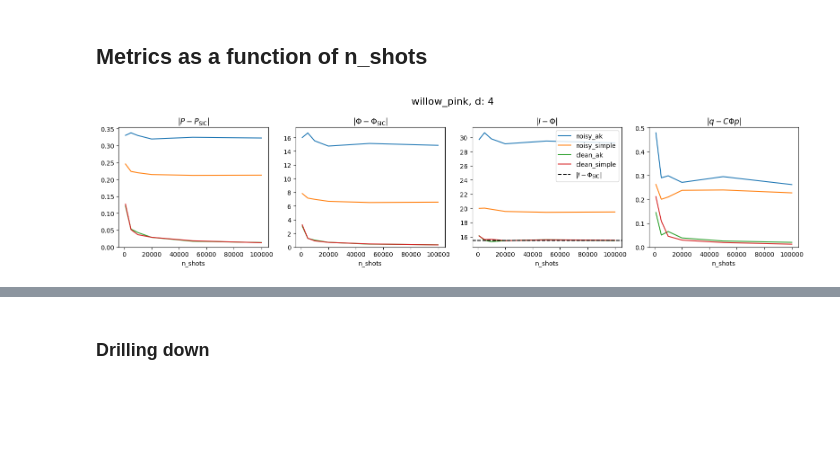
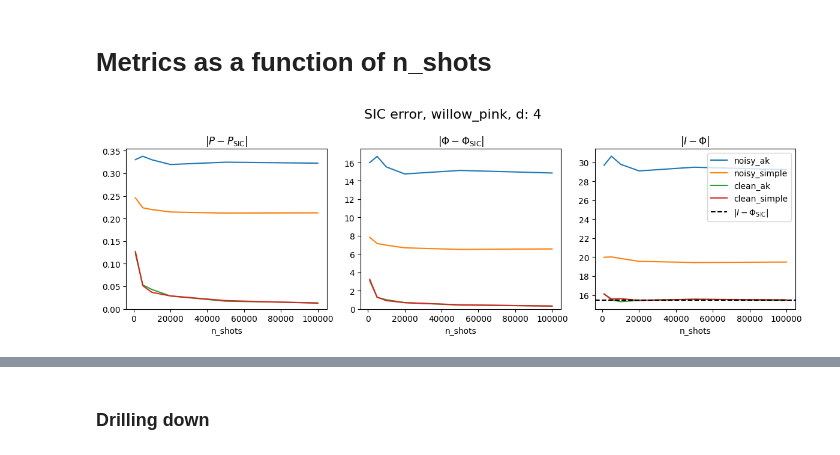
Before and after one commit to heyredhat/cirq_sic, a Jupyter notebook: cirq_sic/notebooks/SkyGroundAnalysis.ipynb, the cells around one changed output, grey strips where cells are left out. Saved outputs shown, nothing was run; the diff lists cells and outputs as text; code cells hidden in the pictures; blank space fills up the shorter version.

```diff
--- a/cirq_sic/notebooks/SkyGroundAnalysis.ipynb
+++ b/cirq_sic/notebooks/SkyGroundAnalysis.ipynb
@@ -8,4 +8,4 @@ plt.style.use("default")
 
 from IPython.display import display, Math, Markdown
 # %% [markdown]
-## Metrics as a function of n_shots
+# Metrics as a function of n_shots
@@ -68,6 +17,7 @@ query = {"dataset_id": "9_18_25",
          "processor_id": "willow_pink",
          "d": 4}
 records = recirq.load_records(dataset_id=query["dataset_id"], base_dir=base_dir)
+n_shots_list = [1000, 5000, 10000, 20000, 50000, 100000]
 
 all_metrics = {}
 for run_type in ["clean", "noisy"]:
@@ -77,41 +27,33 @@ for run_type in ["clean", "noisy"]:
                                                         "run_type": run_type,\
                                                         "wh_implementation": wh_implementation}))\
                         for program in sky_ground_programs])
-      all_metrics[(run_type, wh_implementation)] = get_metrics(results)
+      all_metrics[(run_type, wh_implementation)] = results_to_sky_ground_metrics(results)
 # %%
-fig, axes = plt.subplots(1, 4, figsize=(16, 4))
+fig, axes = plt.subplots(1, 3, figsize=(12, 4))
 
 keys = [("noisy", "ak"),("noisy", "simple"), ("clean", "ak"), ("clean", "simple")]
 for key in keys:
     metrics = all_metrics[key]
-    axes[0].plot(n_shots_list, [metrics[n_shots]["delta_P"] for n_shots in n_shots_list], label="_".join(key))
-    axes[1].plot(n_shots_list, [metrics[n_shots]["delta_Phi"] for n_shots in n_shots_list], label="_".join(key))
+    axes[0].plot(n_shots_list, [metrics[n_shots]["P_err"] for n_shots in n_shots_list], label="_".join(key))
+    axes[1].plot(n_shots_list, [metrics[n_shots]["Phi_err"] for n_shots in n_shots_list], label="_".join(key))
     axes[2].plot(n_shots_list, [metrics[n_shots]["quantumness"] for n_shots in n_shots_list], label="_".join(key))
-    axes[3].plot(n_shots_list, [metrics[n_shots]["delta_q"] for n_shots in n_shots_list], label="_".join(key))
 
 axes[0].set_title(r"$|P - P_{\text{SIC}}|$")
 axes[0].set_ylim(bottom=0)
 axes[0].set_xlabel("n_shots")
 
 axes[1].set_title(r"$|\Phi - \Phi_{\text{SIC}}|$")
 axes[1].set_ylim(bottom=0)
 axes[1].set_xlabel("n_shots")
 
 axes[2].set_title(r"$|I - \Phi|$")
-axes[2].axhline(np.linalg.norm(np.eye(16) - np.linalg.inv(SIC_P(4))), color='black', linestyle='--', label=r"$|I - \Phi_{\text{SIC}}|$")
+axes[2].axhline(np.linalg.norm(np.eye(query["d"]**2) - np.linalg.inv(SIC_P(query["d"]))), color='black', linestyle='--', label=r"$|I - \Phi_{\text{SIC}}|$")
 axes[2].set_xlabel("n_shots")
+axes[2].legend()
 
-axes[3].set_title(r"$|q - C \Phi p|$")
-axes[3].set_xlabel("n_shots")
-axes[3].set_ylim(bottom=0)
-#axes[0].legend()
-#axes[1].legend()
-axes[2].legend()
-#axes[3].legend()
-
-fig.suptitle("%s, d: %d" %  (query["processor_id"],  query["d"]), fontsize=16)
+fig.suptitle("SIC error, %s, d: %d" %  (query["processor_id"],  query["d"]), fontsize=16)
 plt.tight_layout()
-fig.savefig("img/metrics.pdf", bbox_inches='tight')
+fig.savefig("img/sic_metrics.pdf", bbox_inches='tight')
 plt.show()
 # %% [output]
-[figure, old version]
+[figure, new version]
```
Also changed, not shown: parts of 6 cells of this notebook, 52 other files.
